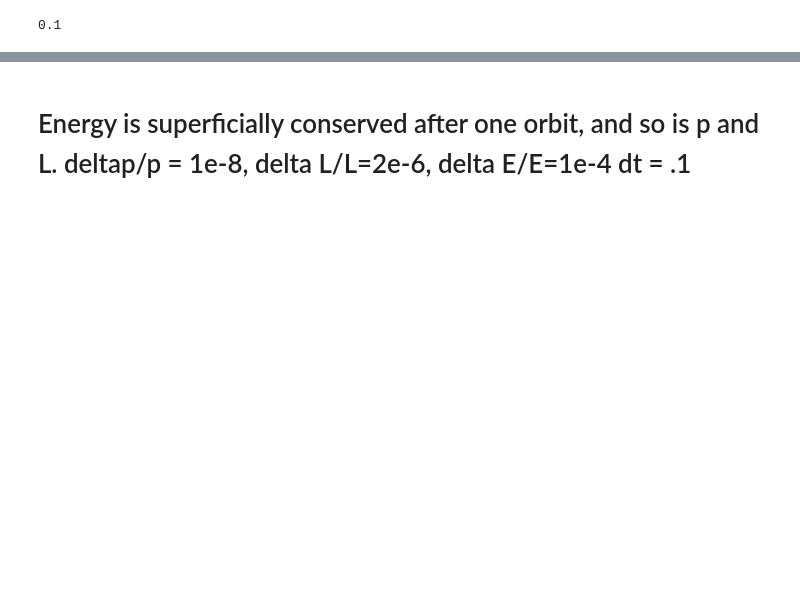
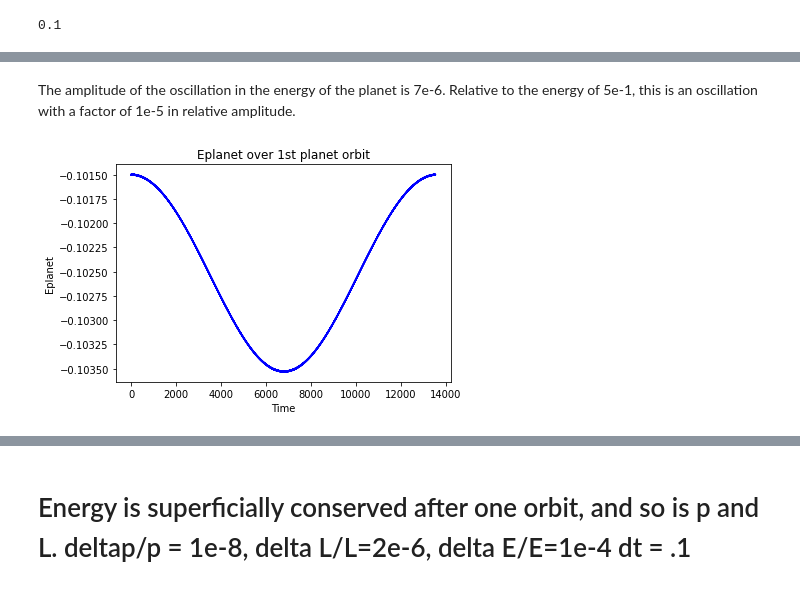
Before and after one commit to sdorsher/ThreeBodyOrbits, a Jupyter notebook: TwoStarsOnePlanet_Esplit.ipynb, the cells around one changed output, grey strips where cells are left out. Saved outputs shown, nothing was run; the diff lists cells and outputs as text; code cells hidden in the pictures; blank space fills up the shorter version.

```diff
--- a/TwoStarsOnePlanet_Esplit.ipynb
+++ b/TwoStarsOnePlanet_Esplit.ipynb
@@ -495,0 +555,25 @@ plt.show()
+# %% [markdown]
+The amplitude of the oscillation in the energy of the planet is 7e-6. Relative to the energy of 5e-1, this is an oscillation with a factor of 1e-5 in relative amplitude.
+# %%
+import matplotlib.pyplot as plt
+offsetkb=.001-.00012+.00001 #-2.699+2e-5-.00012
+#offsetpb=-3
+offsetkp=0 #3.69 #1.0
+#offsetpp=.7
+offsetcm=6+.005-.00065+.0008
+offsett=0.0008+5e-5+.00004+.0001
+plt.xlabel('Time')
+plt.ylabel('Eplanet')
+plt.title('Eplanet over 1st planet orbit')
+Eplanet=np.array(PEplanetarr)+np.array(KEplanetarr)
+Ebinary=np.array(PEbinaryarr)+np.array(KEbinaryarr)
+Etotal=+Eplanet+Ebinary
+#plt.plot(dt*np.arange(len(KEbinaryarr)),np.log10(-(Ebinary))+offsetkb,'k')
+plt.plot(dt*np.arange(len(Eplanet)),Eplanet+offsetkp,'b')
+#plt.plot(dt*np.arange(len(KEbinaryarr)),np.log10(np.array(KEcmarr))+offsetcm,'r')
+#plt.plot(dt*np.arange(len(KEbinaryarr)),np.log10(-(Etotal))+offsett,'g')
+#plt.plot(dt*np.arange(len(KEbinaryarr)),np.log10(np.array(KEplanetarr))+offsetkp,'g')
+#plt.plot(dt*np.arange(len(PEbinaryarr)),np.log10(-np.array(PEplanetarr))+offsetpp,'r')
+plt.show()
+# %% [output]
+[figure, added]
```
Also changed, not shown: parts of 107 cells of this notebook.
